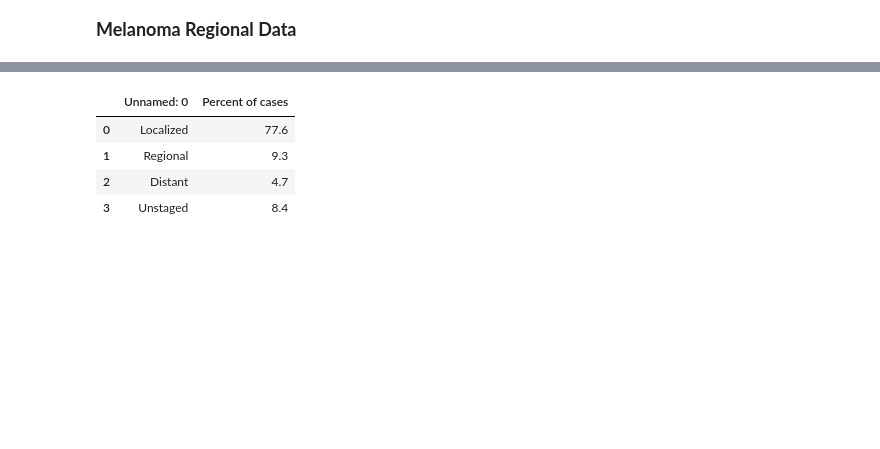
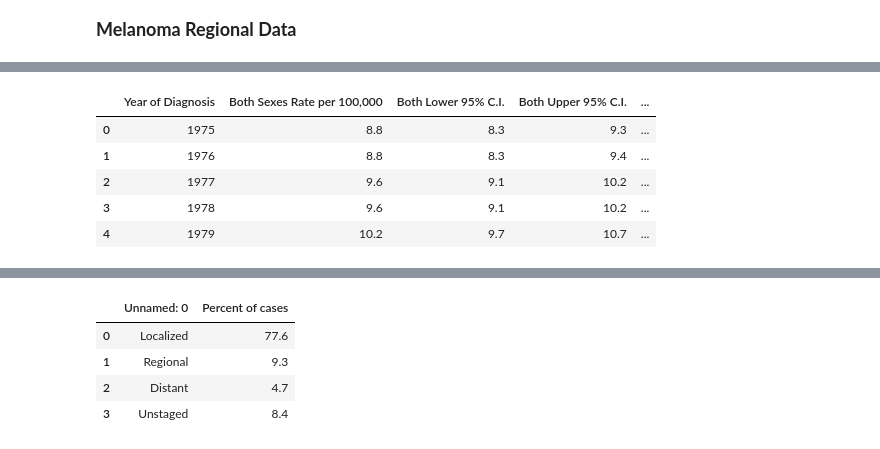
Before and after one commit to ishasaldhi/Project-1, a Jupyter notebook: Terry.ipynb, the cells around one changed output, grey strips where cells are left out. Cells and saved outputs as stored; diff of their text form; code cells hidden in the pictures; blank space fills up the shorter version.

```diff
--- a/Terry.ipynb
+++ b/Terry.ipynb
@@ -46,0 +77,14 @@ plt.show()
+# %%
+column_names = ["Year of Diagnosis", "Both Sexes Rate per 100,000","Both Lower 95% C.I.",
+       "Both Upper 95% C.I.", "Female Rate per 100,000", "Female Lower 95% C.I.",
+       "Female Upper 95% C.I.", "Male Rate per 100,000", "Male Lower 95% C.I.",
+       "Male Upper 95% C.I."]
+reduced_Incidences_df.columns = column_names
+reduced_Incidences_df.head()
+# %% [output]
+|  | Year of Diagnosis | Both Sexes Rate per 100,000 | Both Lower 95% C.I. | Both Upper 95% C.I. | ... |
+| 0 | 1975 | 8.8 | 8.3 | 9.3 | ... |
+| 1 | 1976 | 8.8 | 8.3 | 9.4 | ... |
+| 2 | 1977 | 9.6 | 9.1 | 10.2 | ... |
+| 3 | 1978 | 9.6 | 9.1 | 10.2 | ... |
+| 4 | 1979 | 10.2 | 9.7 | 10.7 | ... |
```
Also changed, not shown: parts of 13 cells of this notebook, 2 other files.
